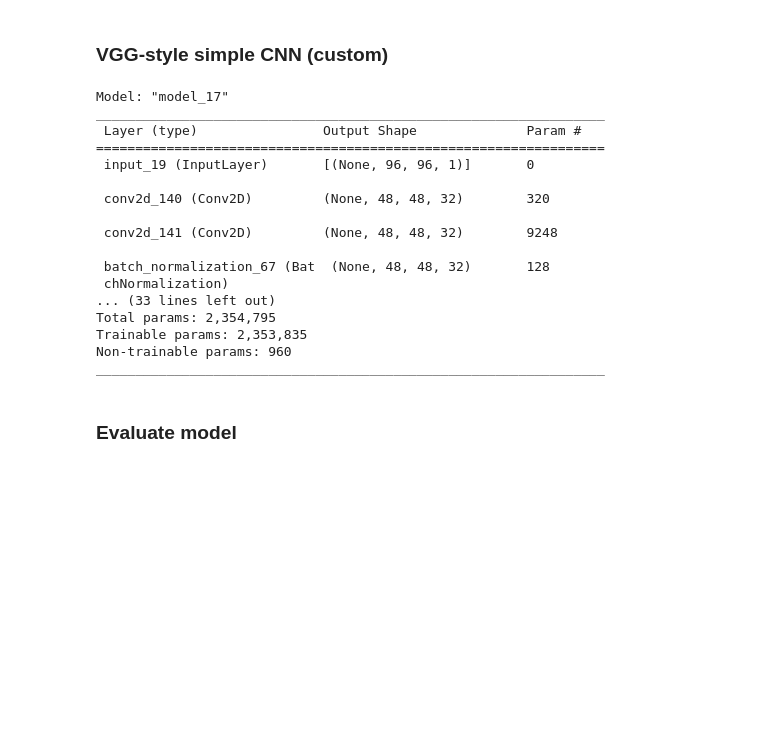
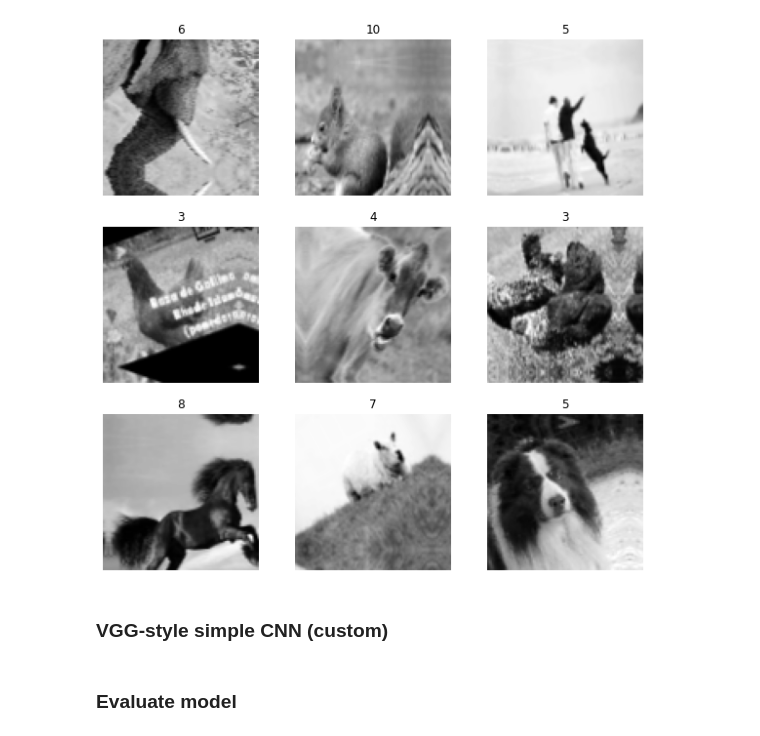
Before and after one commit to guillaume-jones/INF8245E, a Jupyter notebook: Kaggle/model6_vgg.ipynb, the cells around one changed output. Cells and saved outputs as stored; diff of their text form; code cells hidden in the pictures; blank space fills up the shorter version.

```diff
--- a/Kaggle/model6_vgg.ipynb
+++ b/Kaggle/model6_vgg.ipynb
@@ -20,28 +18,32 @@ epoch_length = 5 * len(train_dataset) / batch_size #2
 train_dataset_augmented = kaggle.augment_dataset(train_dataset, batch_size)
 
 model_number = 'model6'
+# %%
+kaggle.show_images(train_dataset_augmented, 9)
+# %% [output]
+[figure, added]
 # %% [markdown]
 ### VGG-style simple CNN (custom)
 # %%
 class VGG(kt.HyperModel):
-    def conv_layer(self, input, filters, stride=1, kernel=3, l2_reg=0):
+    def conv_layer(self, input, filters, stride=1, kernel=3, l2_reg=0, padding='same'):
         return layers.Conv2D(
             filters, kernel_size=(kernel,kernel), strides=(stride,stride),
-            padding='same', activation='relu',
+            padding=padding, activation='relu',
             kernel_regularizer=reg.l2(l2_reg), bias_regularizer=reg.l2(l2_reg),
             kernel_initializer='he_uniform')(input)
 
     def build(self, hyperparameters):
         # Tunable hyperparameters
         if hyperparameters is not None:
-            dense_l2_reg = hyperparameters.Choice('dense_l2_reg', [0, 0.00001, 0.0001, 0.001])
-            dense_dropout = hyperparameters.Float('dense_dropout', 0.1, 0.6, step=0.1)
+            dense_l2_reg = hyperparameters.Choice('dense_l2_reg', [0.0, 0.00001, 0.0001, 0.001])
+            dense_dropout = hyperparameters.Float('dense_dropout', 0.1, 0.5, step=0.1)
         else:
-            dense_l2_reg = 0
+            dense_l2_reg = 0.001
             dense_dropout = 0.3
 
         # Fixed hyperparameters
-        learning_rate = 0.001
+        learning_rate = 0.0005
 
         input_layer = layers.Input(shape=(96, 96, 1))
 
@@ -57,10 +59,12 @@ class VGG(kt.HyperModel):
         output = self.conv_layer(output, 256, stride=2)
         output = self.conv_layer(output, 256)
         output = layers.BatchNormalization()(output)
+        # output = self.conv_layer(output, 512, stride=2, padding='valid')
+        # output = layers.BatchNormalization()(output)
 
         # Final output
         output = layers.Flatten()(output)
-        output = layers.Dropout(0.5*dense_dropout)(output)
+        output = layers.Dropout(dense_dropout)(output)
         output = layers.Dense(
             128, activation='relu', kernel_initializer='he_uniform',
             kernel_regularizer=keras.regularizers.l2(dense_l2_reg),
@@ -81,24 +85,6 @@ class VGG(kt.HyperModel):
         return model
 
 VGG().build(None).summary()
-# %% [output]
-Model: "model_17"
-_________________________________________________________________
- Layer (type)                Output Shape              Param #
-=================================================================
- input_19 (InputLayer)       [(None, 96, 96, 1)]       0
-
- conv2d_140 (Conv2D)         (None, 48, 48, 32)        320
-
- conv2d_141 (Conv2D)         (None, 48, 48, 32)        9248
-
- batch_normalization_67 (Bat  (None, 48, 48, 32)       128
- chNormalization)
-... (33 lines left out)
-Total params: 2,354,795
-Trainable params: 2,353,835
-Non-trainable params: 960
-_________________________________________________________________
 # %%
 # Hyperparameter tuning
 # Use RandomSearch to check Choice params, or Bayesian for Float/Ints
```
Also changed, not shown: parts of 4 cells of this notebook, 29 other files.
